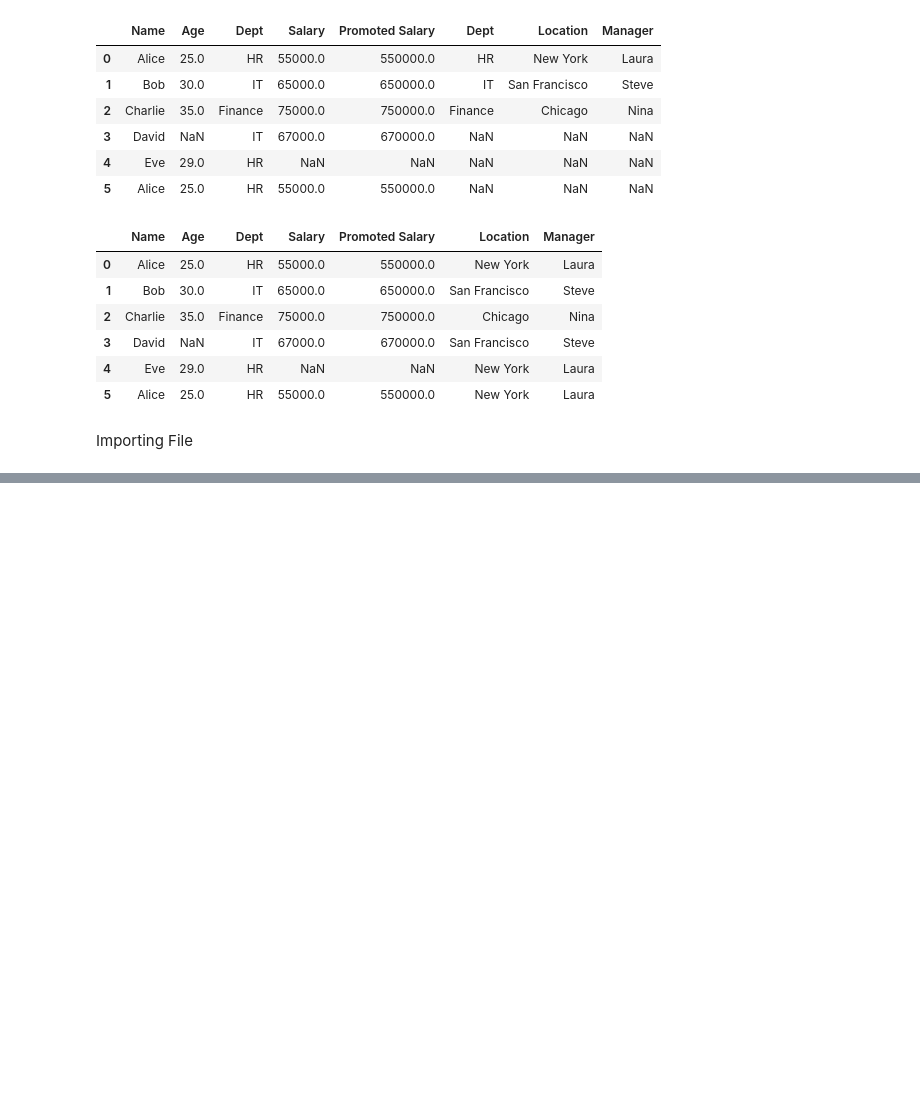
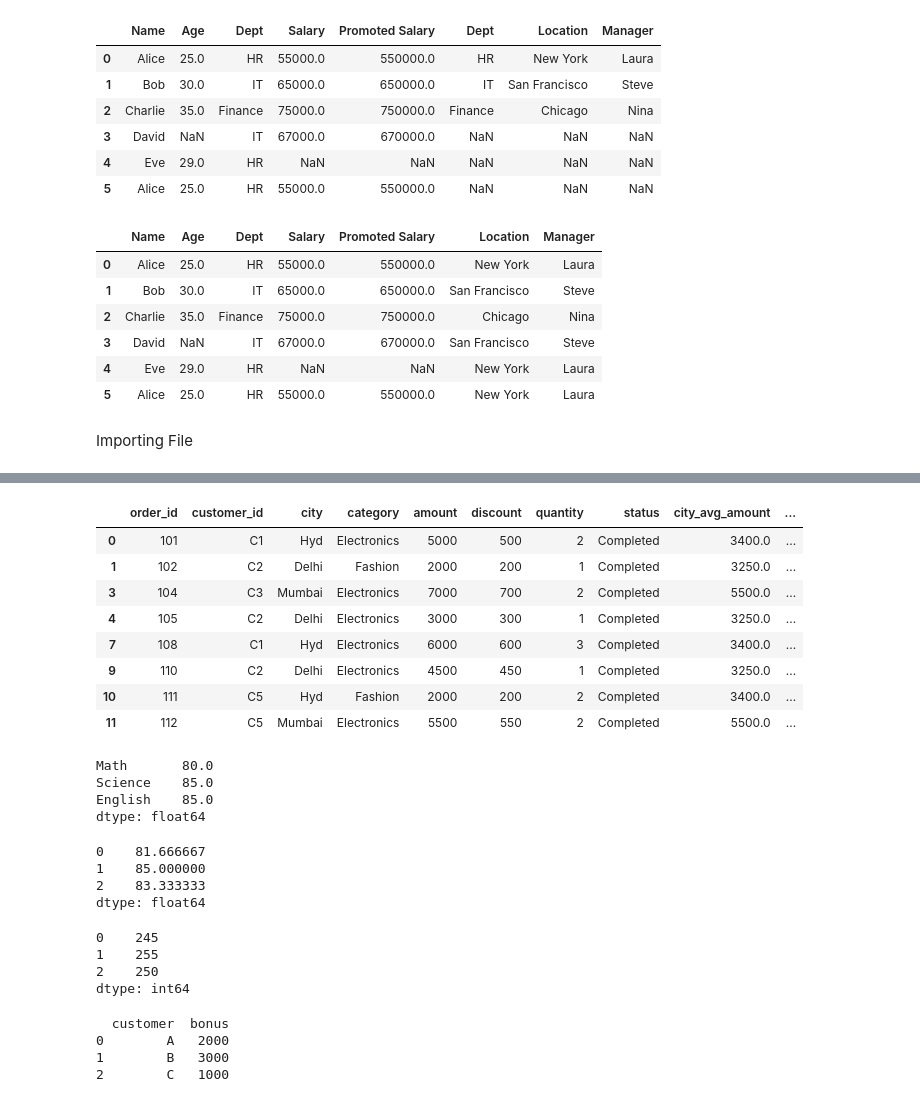
Before and after one commit to dchaitu/Futurense, a Jupyter notebook: python/pandas_assignments/Pandas.ipynb, the cells around one changed output, grey strips where cells are left out. Drawn from its saved outputs; the diff is of its cells as text; code cells hidden in the pictures; blank space fills up the shorter version.

```diff
--- a/python/pandas_assignments/Pandas.ipynb
+++ b/python/pandas_assignments/Pandas.ipynb
@@ -540,0 +686,20 @@ data.info()
+# %%
+# Problem 7. Filter customers
+#
+# Keep only customers whose total completed-order amount is greater than ₹7,000.
+#
+# Your output must contain the original order records of qualifying customers, not just their aggregated totals.
+completed_orders = orders[(orders['status'] == 'Completed')&(orders['total_amount'] > 7000)]
+completed_orders['total_amount'] = completed_orders.groupby('customer_id')['amount'].transform('sum')
+
+completed_orders
+# %% [output]
+|  | order_id | customer_id | city | category | amount | discount | quantity | status | city_avg_amount | ... |
+| 0 | 101 | C1 | Hyd | Electronics | 5000 | 500 | 2 | Completed | 3400.0 | ... |
+| 1 | 102 | C2 | Delhi | Fashion | 2000 | 200 | 1 | Completed | 3250.0 | ... |
+| 3 | 104 | C3 | Mumbai | Electronics | 7000 | 700 | 2 | Completed | 5500.0 | ... |
+| 4 | 105 | C2 | Delhi | Electronics | 3000 | 300 | 1 | Completed | 3250.0 | ... |
+| 7 | 108 | C1 | Hyd | Electronics | 6000 | 600 | 3 | Completed | 3400.0 | ... |
+| 9 | 110 | C2 | Delhi | Electronics | 4500 | 450 | 1 | Completed | 3250.0 | ... |
+| 10 | 111 | C5 | Hyd | Fashion | 2000 | 200 | 2 | Completed | 3400.0 | ... |
+| 11 | 112 | C5 | Mumbai | Electronics | 5500 | 550 | 2 | Completed | 5500.0 | ... |
@@ -540,0 +713,39 @@ data.info()
+# %%
+df.mean(axis=0)
+# %% [output]
+Math       80.0
+Science    85.0
+English    85.0
+dtype: float64
+# %%
+df.mean(axis=1)
+# %% [output]
+0    81.666667
+1    85.000000
+2    83.333333
+dtype: float64
+# %%
+df.sum(axis=1)
+# %% [output]
+0    245
+1    255
+2    250
+dtype: int64
+# %%
+df = pd.DataFrame({
+    'customer': ['A', 'B', 'C']
+}, index=[0, 1, 2])
+
+bonus = pd.Series(
+    [1000, 2000, 3000],
+    index=[2, 0, 1]
+)
+
+df['bonus'] = bonus
+print(df)
+# Pandas follow the order of the index. If the index is not mentioned then it will follow the order
+# %% [output]
+  customer  bonus
+0        A   2000
+1        B   3000
+2        C   1000
```
Also changed, not shown: parts of 23 cells of this notebook, 5 other files.
